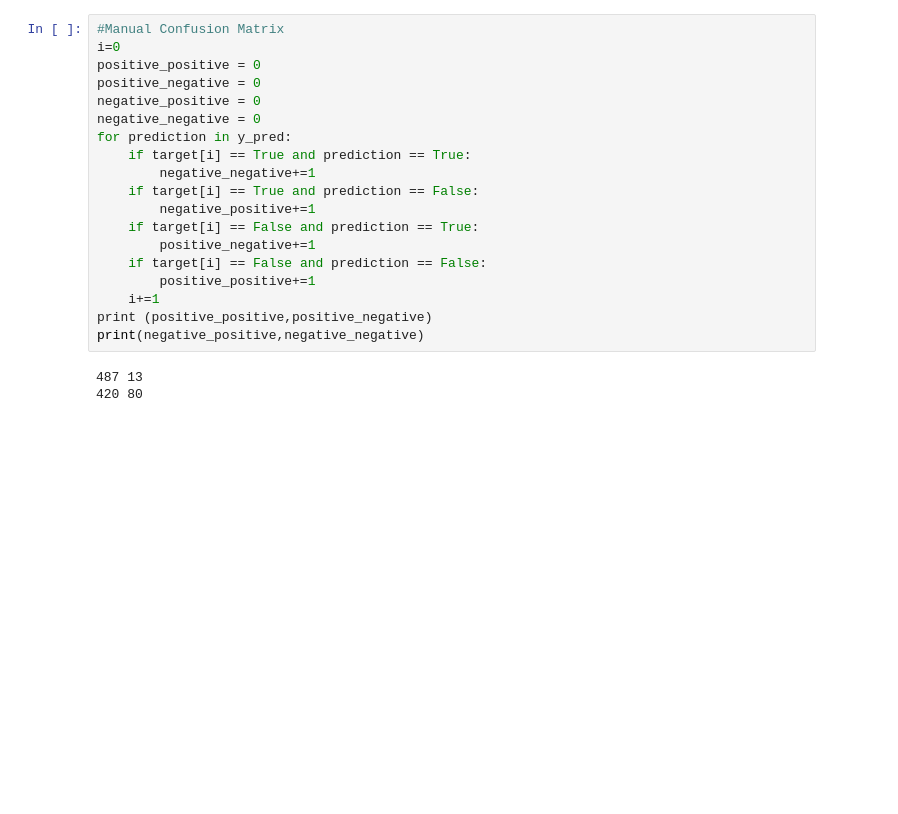
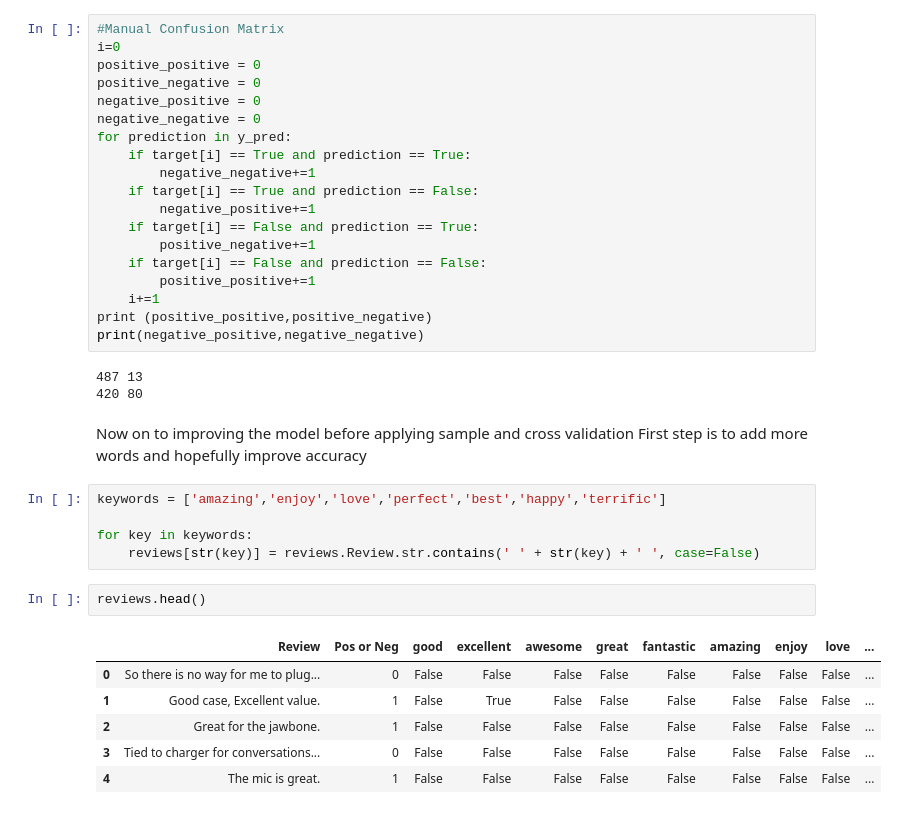
Before and after one commit to legomydiego/Thinkful-Unit-2, a Jupyter notebook: Naive Bayes Feedback Analysis.ipynb, the cells around one changed output. Saved outputs shown, nothing was run; the diff lists cells and outputs as text; blank space fills up the shorter version.

```diff
--- a/Naive Bayes Feedback Analysis.ipynb
+++ b/Naive Bayes Feedback Analysis.ipynb
@@ -134,3 +134,20 @@ print(negative_positive,negative_negative)
 # %% [output]
 487 13
 420 80
+# %% [markdown]
+Now on to improving the model before applying sample and cross validation
+First step is to add more words and hopefully improve accuracy
+# %%
+keywords = ['amazing','enjoy','love','perfect','best','happy','terrific']
+
+for key in keywords:
+    reviews[str(key)] = reviews.Review.str.contains(' ' + str(key) + ' ', case=False)
+# %%
+reviews.head()
+# %% [output]
+|  | Review | Pos or Neg | good | excellent | awesome | great | fantastic | amazing | enjoy | love | ... |
+| 0 | So there is no way for me to plug... | 0 | False | False | False | False | False | False | False | False | ... |
+| 1 | Good case, Excellent value. | 1 | False | True | False | False | False | False | False | False | ... |
+| 2 | Great for the jawbone. | 1 | False | False | False | False | False | False | False | False | ... |
+| 3 | Tied to charger for conversations... | 0 | False | False | False | False | False | False | False | False | ... |
+| 4 | The mic is great. | 1 | False | False | False | False | False | False | False | False | ... |
```
Also changed, not shown: parts of 17 cells of this notebook.
